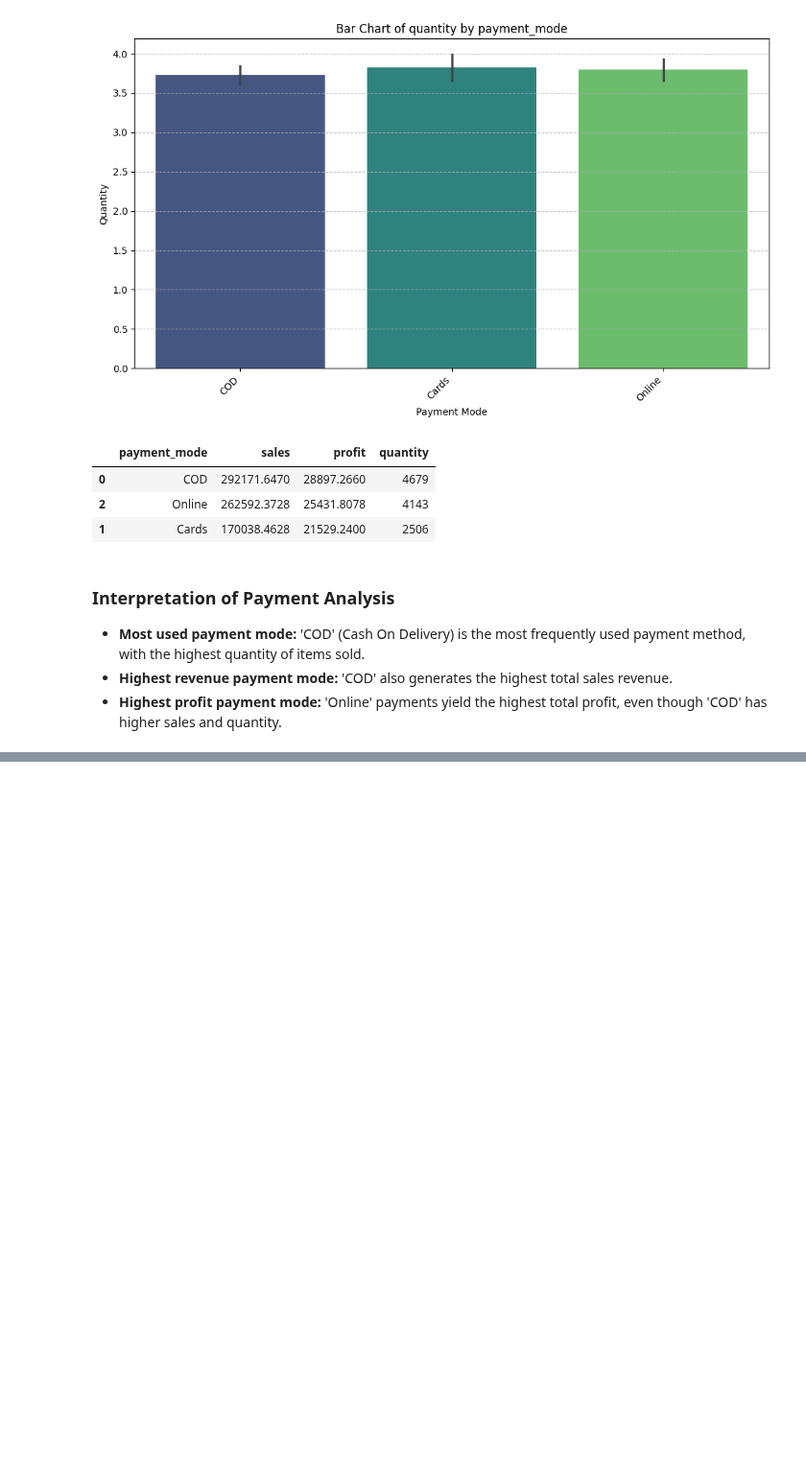
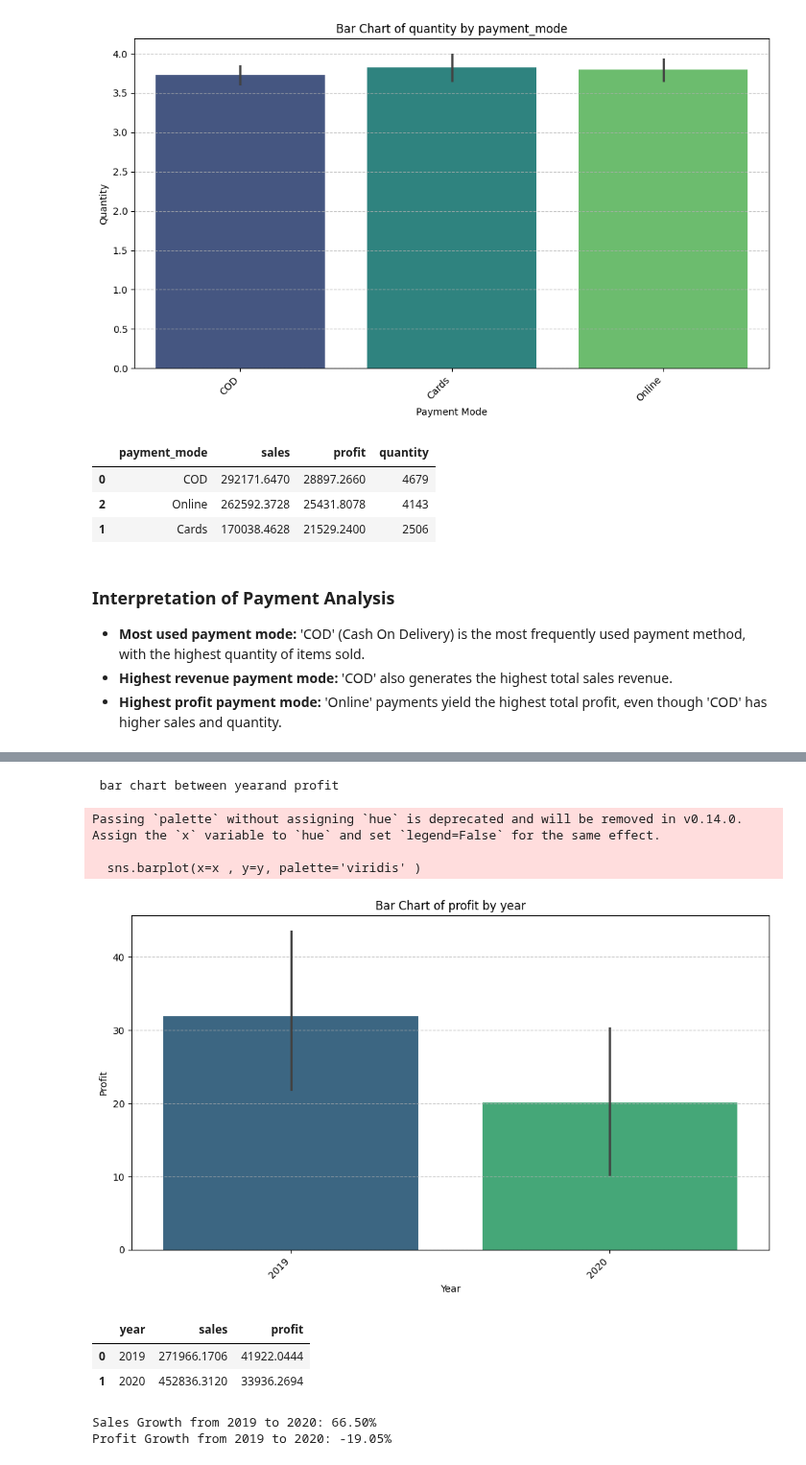
Before and after one commit to anish00ti/EDA-on-sales, a Jupyter notebook: Predictive_Ecommerce_Analytics.ipynb, the cells around one changed output, grey strips where cells are left out. Shown at 96% size. Saved outputs shown, nothing was run; the diff lists cells and outputs as text; code cells hidden in the pictures; blank space fills up the shorter version.

```diff
--- a/Predictive_Ecommerce_Analytics.ipynb
+++ b/Predictive_Ecommerce_Analytics.ipynb
@@ -783,0 +893,32 @@ display(payment_mode_analysis.sort_values(by='sales', ascending=False))
+# %%
+show_barchart(df['year'],df['profit'])
+# %% [output]
+ bar chart between yearand profit
+Passing `palette` without assigning `hue` is deprecated and will be removed in v0.14.0. Assign the `x` variable to `hue` and set `legend=False` for the same effect.
+
+  sns.barplot(x=x , y=y, palette='viridis' )
+[figure, added]
+# %%
+# Calculate annual sales and profit
+yearly_performance = df.groupby('year')[['sales', 'profit']].sum().reset_index()
+display(yearly_performance)
+# %% [output]
+|  | year | sales | profit |
+| 0 | 2019 | 271966.1706 | 41922.0444 |
+| 1 | 2020 | 452836.3120 | 33936.2694 |
+# %%
+# Calculate sales growth percentage
+sales_2019 = yearly_performance[yearly_performance['year'] == '2019']['sales'].values[0]
+sales_2020 = yearly_performance[yearly_performance['year'] == '2020']['sales'].values[0]
+sales_growth_percentage = ((sales_2020 - sales_2019) / sales_2019) * 100
+
+# Calculate profit growth percentage
+profit_2019 = yearly_performance[yearly_performance['year'] == '2019']['profit'].values[0]
+profit_2020 = yearly_performance[yearly_performance['year'] == '2020']['profit'].values[0]
+profit_growth_percentage = ((profit_2020 - profit_2019) / profit_2019) * 100
+
+print(f"Sales Growth from 2019 to 2020: {sales_growth_percentage:.2f}%")
+print(f"Profit Growth from 2019 to 2020: {profit_growth_percentage:.2f}%")
+# %% [output]
+Sales Growth from 2019 to 2020: 66.50%
+Profit Growth from 2019 to 2020: -19.05%
```
Also changed, not shown: parts of 12 cells of this notebook.
